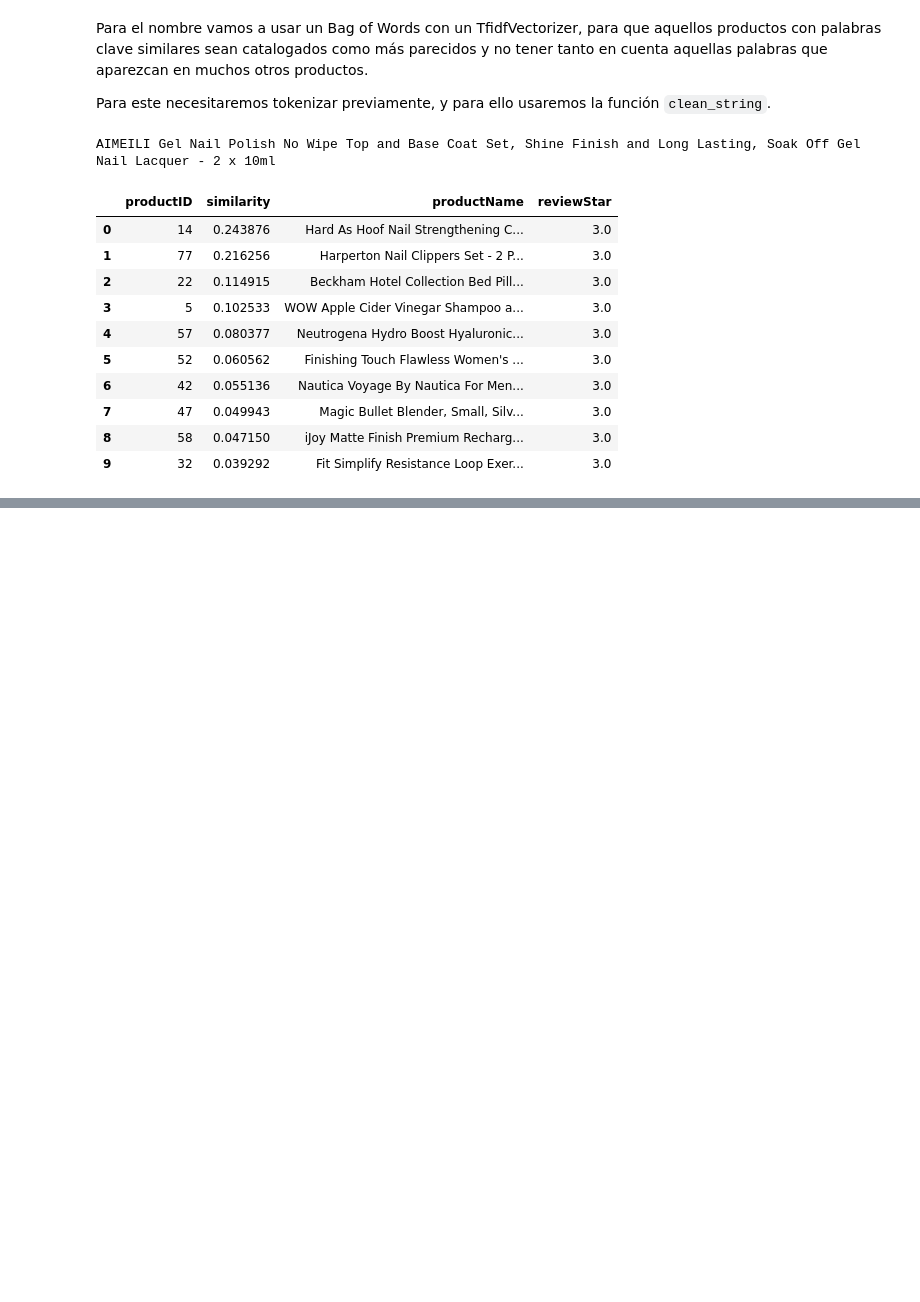
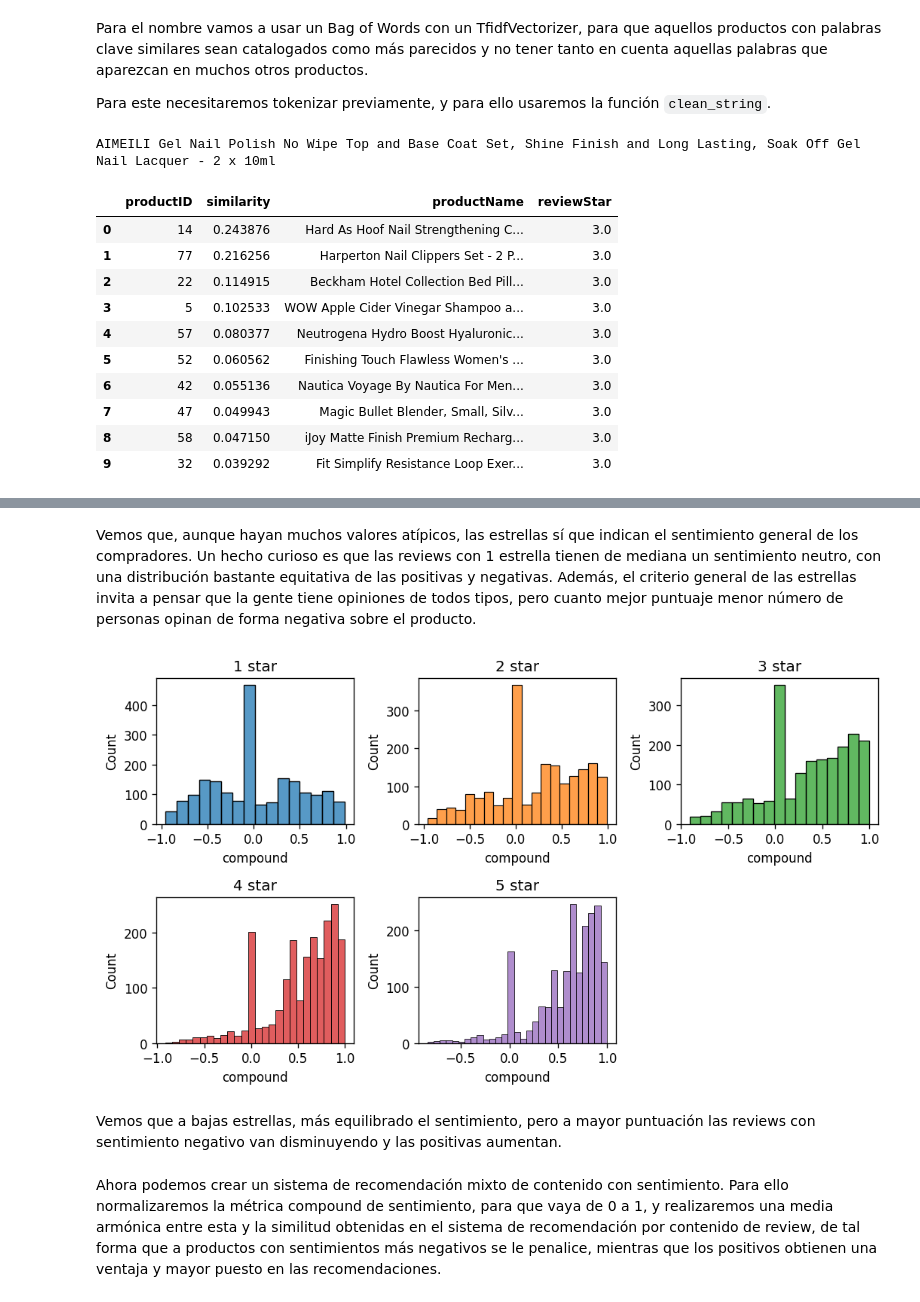
Before and after one commit to yanruwu/hackio-lab-nlp, a Jupyter notebook: modulo09-leccion06-nlp-LAB.ipynb, the cells around one changed output, grey strips where cells are left out. Drawn from its saved outputs; the diff is of its cells as text; code cells hidden in the pictures; blank space fills up the shorter version.

```diff
--- a/modulo09-leccion06-nlp-LAB.ipynb
+++ b/modulo09-leccion06-nlp-LAB.ipynb
@@ -359,0 +393,19 @@ AIMEILI Gel Nail Polish No Wipe Top and Base Coat Set, Shine Finish and Long Las
+# %% [markdown]
+Vemos que, aunque hayan muchos valores atípicos, las estrellas sí que indican el sentimiento general de los compradores. Un hecho curioso es que las reviews con 1 estrella tienen de mediana un sentimiento neutro, con una distribución bastante equitativa de las positivas y negativas. Además, el criterio general de las estrellas invita a pensar que la gente tiene opiniones de todos tipos, pero cuanto mejor puntuaje menor número de personas opinan de forma negativa sobre el producto.
+# %%
+stars = [1,2,3,4,5]
+colors = plt.rcParams["axes.prop_cycle"]()
+fig, axes = plt.subplots(nrows=2, ncols = math.ceil(len(stars)/2), dpi = 120, figsize = (9,5))
+axes = axes.flat
+for i, star in enumerate(stars):
+    c = next(colors)["color"]
+    df_stars = df_w_sentiment[df_w_sentiment["reviewStar"] == star]
+    axes[i].set_title(f"{int(star)} star")
+    sns.histplot(data = df_stars, x = "compound", ax = axes[i], color=c)
+plt.tight_layout()
+plt.delaxes(axes[-1])
+plt.show()
+# %% [output]
+[figure, added]
+# %% [markdown]
+Vemos que a bajas estrellas, más equilibrado el sentimiento, pero a mayor puntuación las reviews con sentimiento negativo van disminuyendo y las positivas aumentan.
@@ -359,0 +414,2 @@ AIMEILI Gel Nail Polish No Wipe Top and Base Coat Set, Shine Finish and Long Las
+# %% [markdown]
+Ahora podemos crear un sistema de recomendación mixto de contenido con sentimiento. Para ello normalizaremos la métrica compound de sentimiento, para que vaya de 0 a 1, y realizaremos una media armónica entre esta y la similitud obtenidas en el sistema de recomendación por contenido de review, de tal forma que a productos con sentimientos más negativos se le penalice, mientras que los positivos obtienen una ventaja y mayor puesto en las recomendaciones.
```
Also changed, not shown: parts of 17 cells of this notebook.
